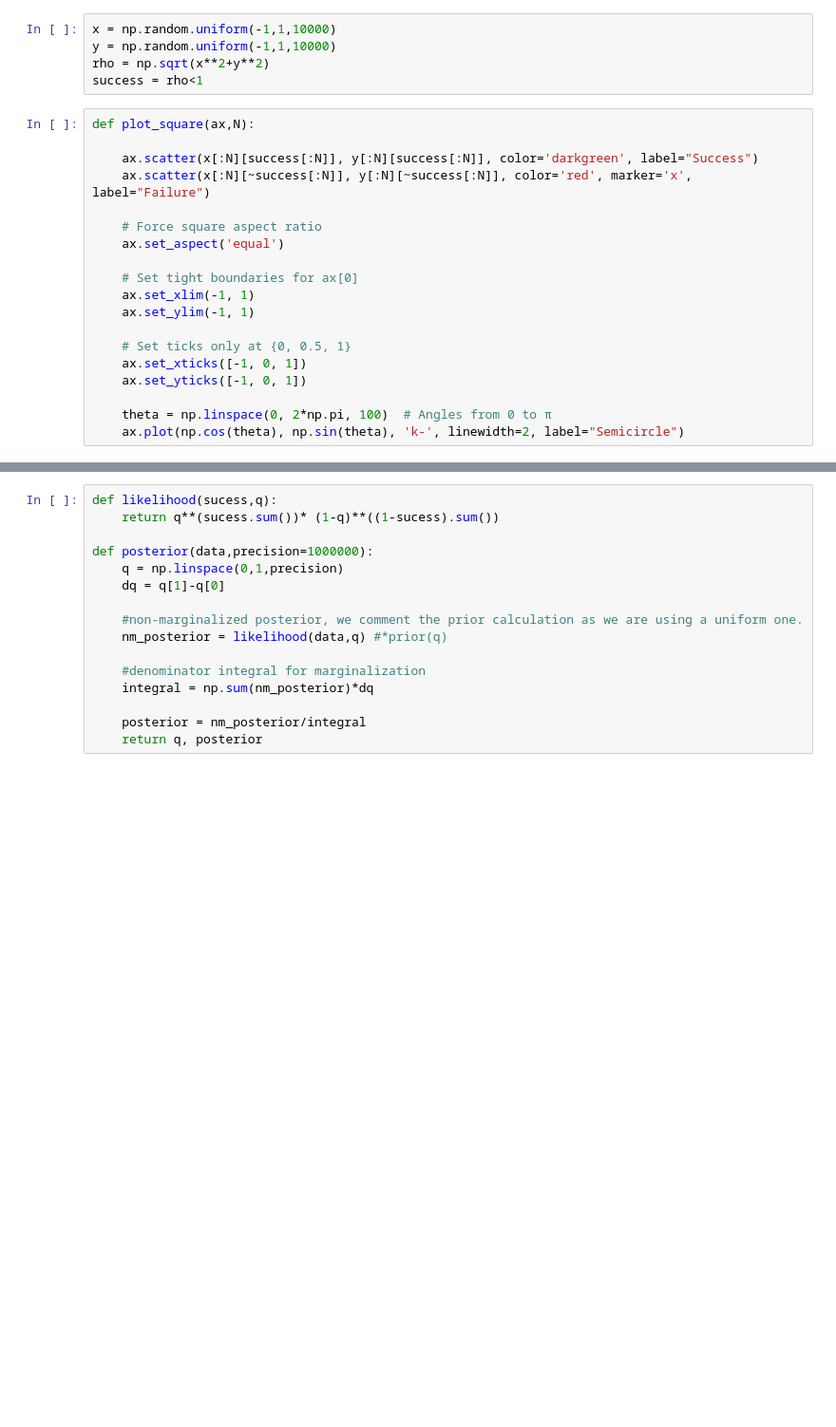
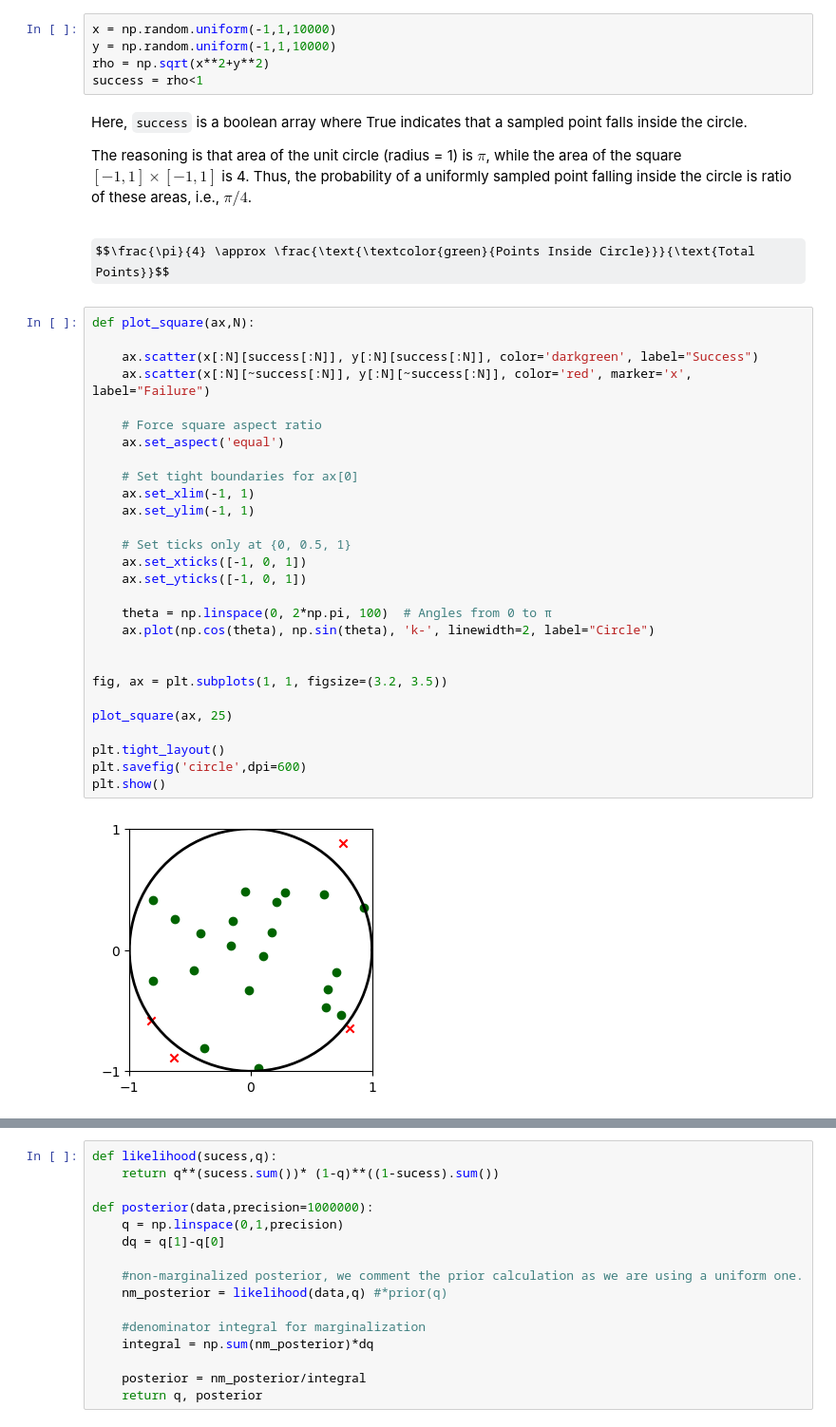
Before and after one commit to PessoaP/blog, a Jupyter notebook: Coins/PI.ipynb, the cells around one changed output, grey strips where cells are left out. Shown at 95% size. Drawn from its saved outputs; the diff is of its cells as text; some formulas as TeX source; blank space fills up the shorter version.

```diff
--- a/Coins/PI.ipynb
+++ b/Coins/PI.ipynb
@@ -24,22 +30,39 @@ x = np.random.uniform(-1,1,10000)
 y = np.random.uniform(-1,1,10000)
 rho = np.sqrt(x**2+y**2)
 success = rho<1
+# %% [markdown]
+Here, `success` is a boolean array where True indicates that a sampled point falls inside the circle.
+
+The reasoning is that  area of the unit circle (radius = 1) is $\pi$, while the area of the square $[−1,1]×[−1,1]$ is 4. Thus, the probability of a uniformly sampled point falling inside the circle is ratio of these areas, i.e., $\pi/4$.
+# %% [markdown]
+$$\frac{\pi}{4} \approx \frac{\text{\textcolor{green}{Points Inside Circle}}}{\text{Total Points}}$$
 # %%
 def plot_square(ax,N):
 
     ax.scatter(x[:N][success[:N]], y[:N][success[:N]], color='darkgreen', label="Success")
     ax.scatter(x[:N][~success[:N]], y[:N][~success[:N]], color='red', marker='x', label="Failure")
 
     # Force square aspect ratio
     ax.set_aspect('equal')
 
     # Set tight boundaries for ax[0]
     ax.set_xlim(-1, 1)
     ax.set_ylim(-1, 1)
 
     # Set ticks only at {0, 0.5, 1}
     ax.set_xticks([-1, 0, 1])
     ax.set_yticks([-1, 0, 1])
 
     theta = np.linspace(0, 2*np.pi, 100)  # Angles from 0 to π
-    ax.plot(np.cos(theta), np.sin(theta), 'k-', linewidth=2, label="Semicircle")
+    ax.plot(np.cos(theta), np.sin(theta), 'k-', linewidth=2, label="Circle")
+
+
+fig, ax = plt.subplots(1, 1, figsize=(3.2, 3.5))
+
+plot_square(ax, 25)
+
+plt.tight_layout()
+plt.savefig('circle',dpi=600)
+plt.show()
+# %% [output]
+[figure, added]
```
Also changed, not shown: parts of 41 cells of this notebook.
